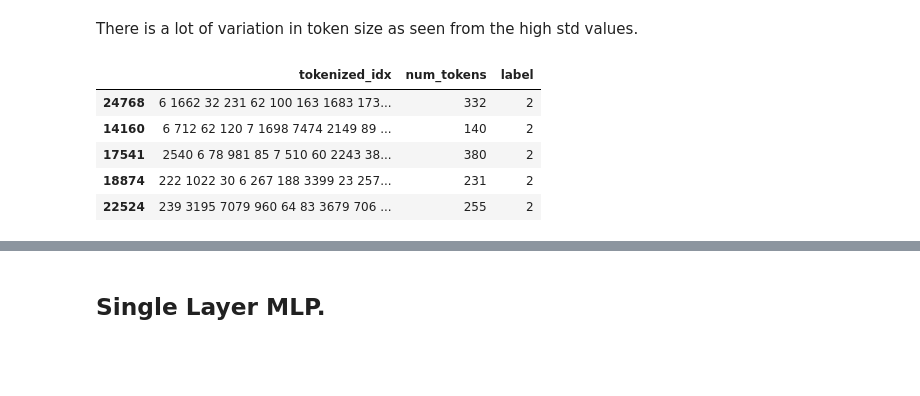
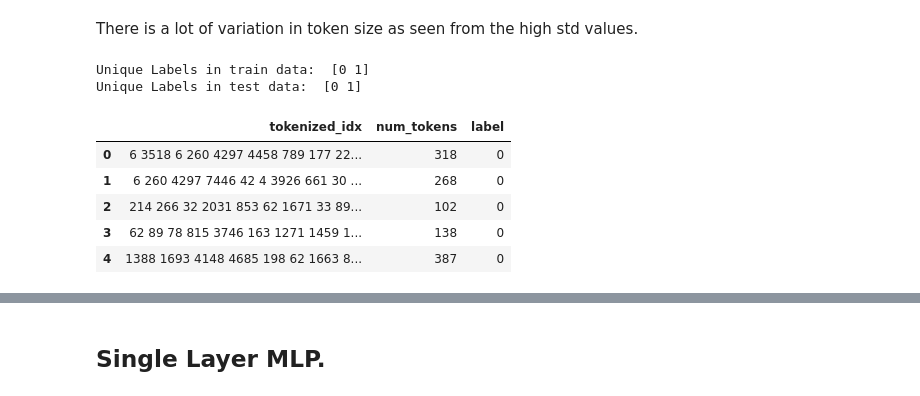
Before and after one commit to mohitydv09/nlp, a Jupyter notebook: hw1.ipynb, the cells around one changed output, grey strips where cells are left out. Drawn from its saved outputs; the diff is of its cells as text; code cells hidden in the pictures; blank space fills up the shorter version.

```diff
--- a/hw1.ipynb
+++ b/hw1.ipynb
@@ -24,12 +24,7 @@ device = torch.device('cuda' if torch.cuda.is_available() else 'cpu')
 ## Download IMDB data.
 from torchtext.datasets import IMDB
 
-train_iter, text_iter = IMDB(split=('train', 'test'))
-
-## See sample of data.
-for label, text in train_iter:
-    print(f"Text with label={label}: {text}")
-    break
+train_iter, test_iter = IMDB(split=('train', 'test'))
 # %% [output]
 ################################################################################
 WARNING!
@@ -178,9 +195,24 @@ val_data = pd.concat([X_val, y_val], axis=1)
+# %%
+## Remove non relevant data from the dfs for training.
+train_df = train_df[['tokenized_idx', 'num_tokens', 'label']]
+test_df = test_df[['tokenized_idx', 'num_tokens', 'label']]
+# %%
+## Make the labels 0 and 1.
+train_df.loc[:,'label'] = train_df['label'] - 1
+test_df.loc[:,'label'] = test_df['label'] - 1
+# %%
+## Check to see appropriate conversion.
+print("Unique Labels in train data: ",train_df['label'].unique())
+print("Unique Labels in test data: ",test_df['label'].unique())
+# %% [output]
+Unique Labels in train data:  [0 1]
+Unique Labels in test data:  [0 1]
 # %%
-train_data.head()
+train_df.head()
 # %% [output]
 |  | tokenized_idx | num_tokens | label |
-| 24768 | 6 1662 32 231 62 100 163 1683 173... | 332 | 2 |
-| 14160 | 6 712 62 120 7 1698 7474 2149 89 ... | 140 | 2 |
-| 17541 | 2540 6 78 981 85 7 510 60 2243 38... | 380 | 2 |
-| 18874 | 222 1022 30 6 267 188 3399 23 257... | 231 | 2 |
-| 22524 | 239 3195 7079 960 64 83 3679 706 ... | 255 | 2 |
+| 0 | 6 3518 6 260 4297 4458 789 177 22... | 318 | 0 |
+| 1 | 6 260 4297 7446 42 4 3926 661 30 ... | 268 | 0 |
+| 2 | 214 266 32 2031 853 62 1671 33 89... | 102 | 0 |
+| 3 | 62 89 78 815 3746 163 1271 1459 1... | 138 | 0 |
+| 4 | 1388 1693 4148 4685 198 62 1663 8... | 387 | 0 |
```
Also changed, not shown: parts of 38 cells of this notebook, 1 other file.
